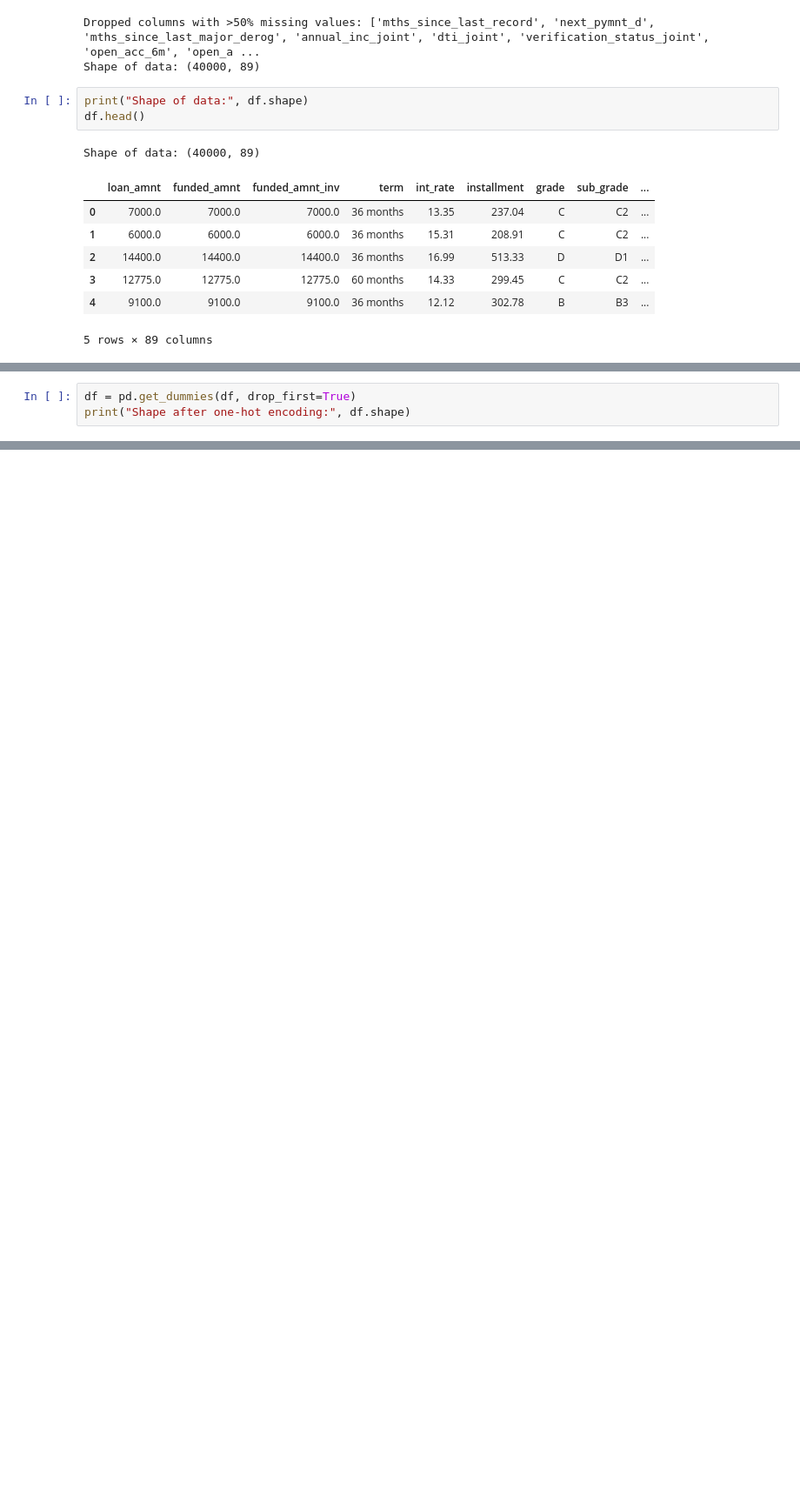
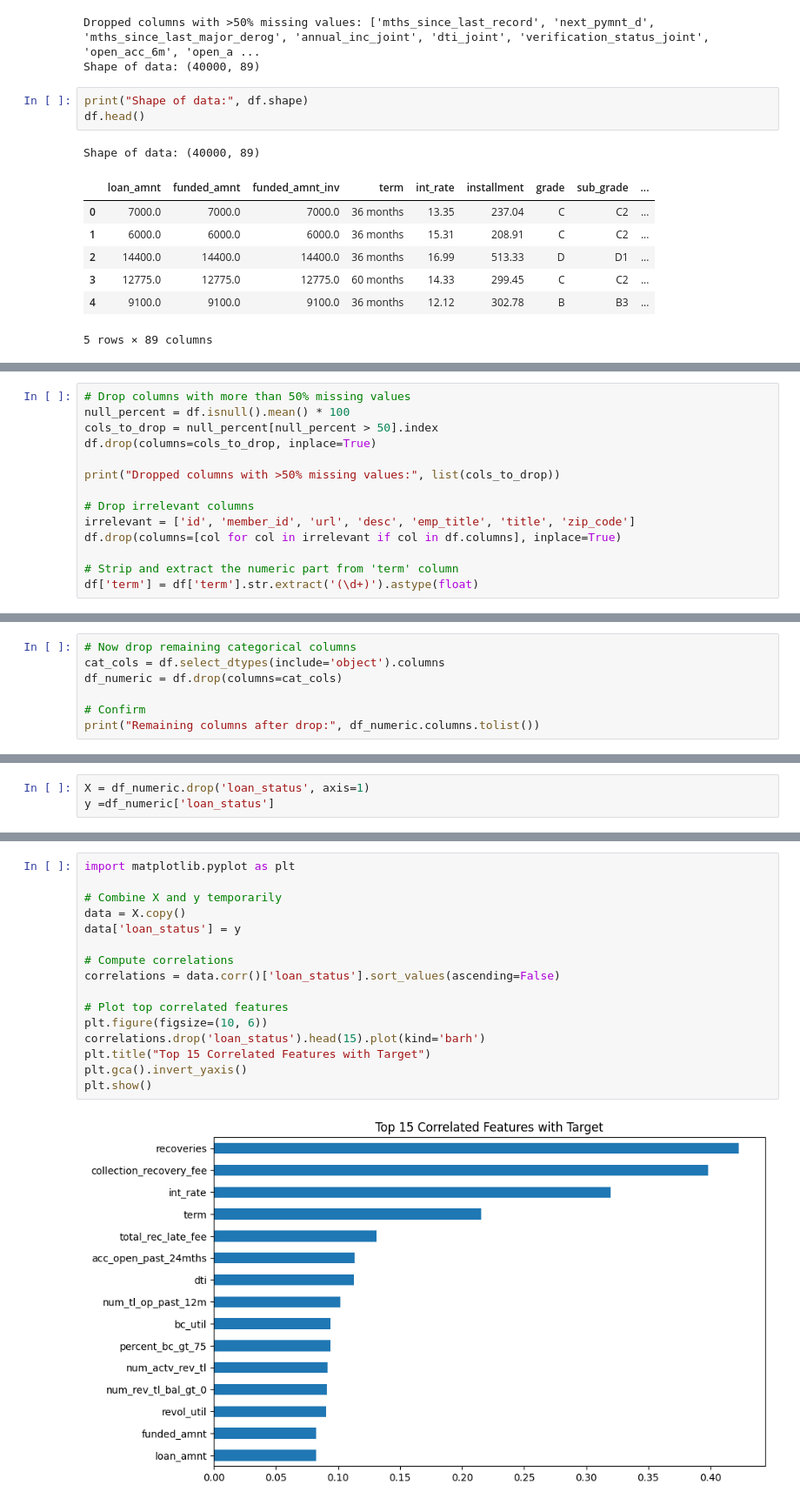
Before and after one commit to shubhammane7777/Comparing-Algorithms-for-Credit-Risk-Prediction-, a Jupyter notebook: Comparison_of_algorithms_of_credit_risk_for_prediction_.ipynb, the cells around one changed output, grey strips where cells are left out. Shown at 87% size. Cells and saved outputs as stored; diff of their text form; blank space fills up the shorter version.

Commit message:
done with Feature Selection Plan

```diff
--- a/Comparison_of_algorithms_of_credit_risk_for_prediction_.ipynb
+++ b/Comparison_of_algorithms_of_credit_risk_for_prediction_.ipynb
@@ -80,3 +58,0 @@ IndexError: single positional indexer is out-of-bounds
-# %%
-df = pd.get_dummies(df, drop_first=True)
-print("Shape after one-hot encoding:", df.shape)
@@ -103,0 +59,14 @@ code ends here!
+# %%
+# Drop columns with more than 50% missing values
+null_percent = df.isnull().mean() * 100
+cols_to_drop = null_percent[null_percent > 50].index
+df.drop(columns=cols_to_drop, inplace=True)
+
+print("Dropped columns with >50% missing values:", list(cols_to_drop))
+
+# Drop irrelevant columns
+irrelevant = ['id', 'member_id', 'url', 'desc', 'emp_title', 'title', 'zip_code']
+df.drop(columns=[col for col in irrelevant if col in df.columns], inplace=True)
+
+# Strip and extract the numeric part from 'term' column
+df['term'] = df['term'].str.extract('(\d+)').astype(float)
@@ -103,0 +89,7 @@ code ends here!
+# %%
+# Now drop remaining categorical columns
+cat_cols = df.select_dtypes(include='object').columns
+df_numeric = df.drop(columns=cat_cols)
+
+# Confirm
+print("Remaining columns after drop:", df_numeric.columns.tolist())
@@ -103,0 +108,3 @@ code ends here!
+# %%
+X = df_numeric.drop('loan_status', axis=1)
+y =df_numeric['loan_status']
@@ -103,0 +113,18 @@ code ends here!
+# %%
+import matplotlib.pyplot as plt
+
+# Combine X and y temporarily
+data = X.copy()
+data['loan_status'] = y
+
+# Compute correlations
+correlations = data.corr()['loan_status'].sort_values(ascending=False)
+
+# Plot top correlated features
+plt.figure(figsize=(10, 6))
+correlations.drop('loan_status').head(15).plot(kind='barh')
+plt.title("Top 15 Correlated Features with Target")
+plt.gca().invert_yaxis()
+plt.show()
+# %% [output]
+[figure, added]
```
Also changed, not shown: parts of 15 cells of this notebook.
